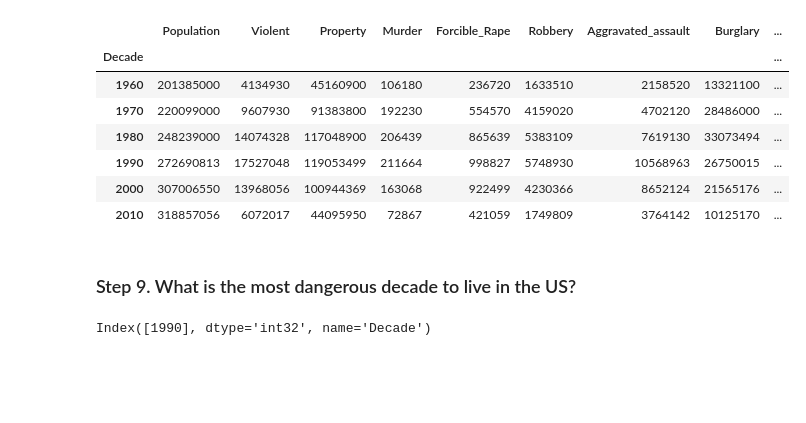
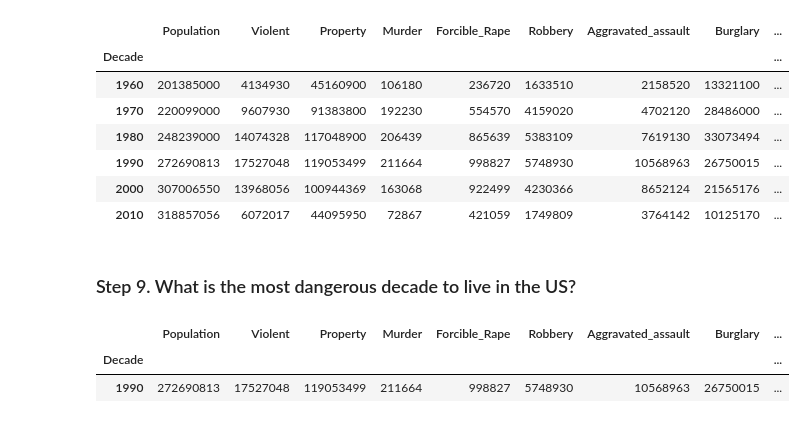
Before and after one commit to arshaqK/Pandas-Notebook, a Jupyter notebook: Practice/Apply/Ex 4.1.ipynb, the cells around one changed output. Drawn from its saved outputs; the diff is of its cells as text; code cells hidden in the pictures; blank space fills up the shorter version.

```diff
--- a/Practice/Apply/Ex 4.1.ipynb
+++ b/Practice/Apply/Ex 4.1.ipynb
@@ -115,7 +115,9 @@ df
 # %% [markdown]
 ### Step 9. What is the most dangerous decade to live in the US?
 # %%
-violent = df['Violent'].max()
+violent = df.loc[:,'Violent'].max()
 df.loc[df['Violent'] == violent]
 # %% [output]
-Index([1990], dtype='int32', name='Decade')
+|  | Population | Violent | Property | Murder | Forcible_Rape | Robbery | Aggravated_assault | Burglary | ... |
+| Decade |  |  |  |  |  |  |  |  | ... |
+| 1990 | 272690813 | 17527048 | 119053499 | 211664 | 998827 | 5748930 | 10568963 | 26750015 | ... |
```
Also changed, not shown: 1 other file.
